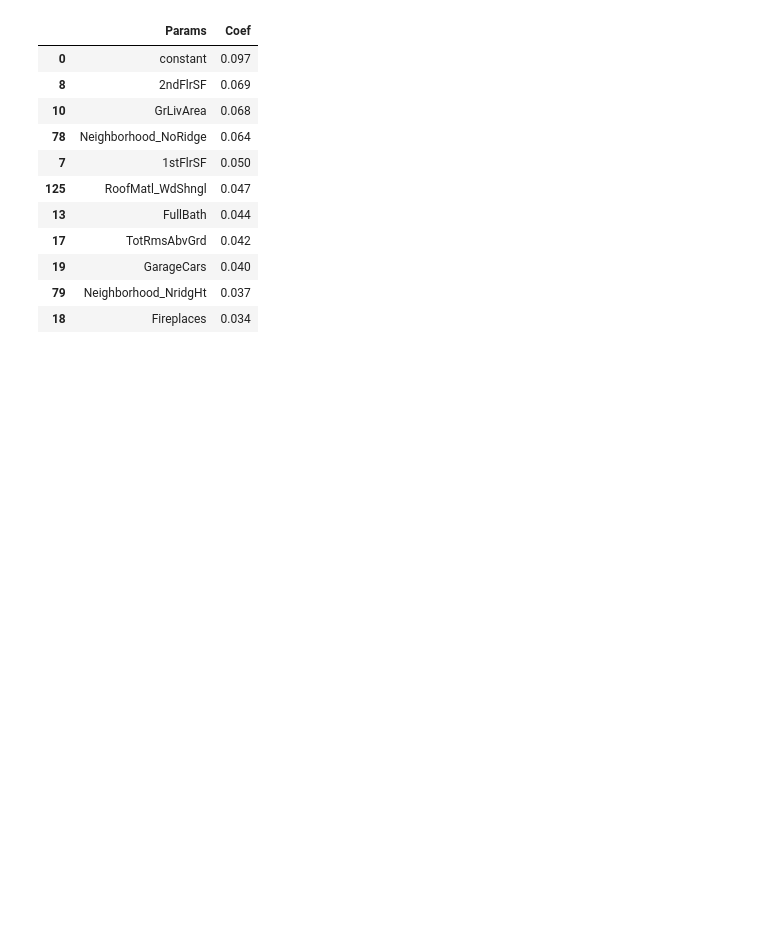
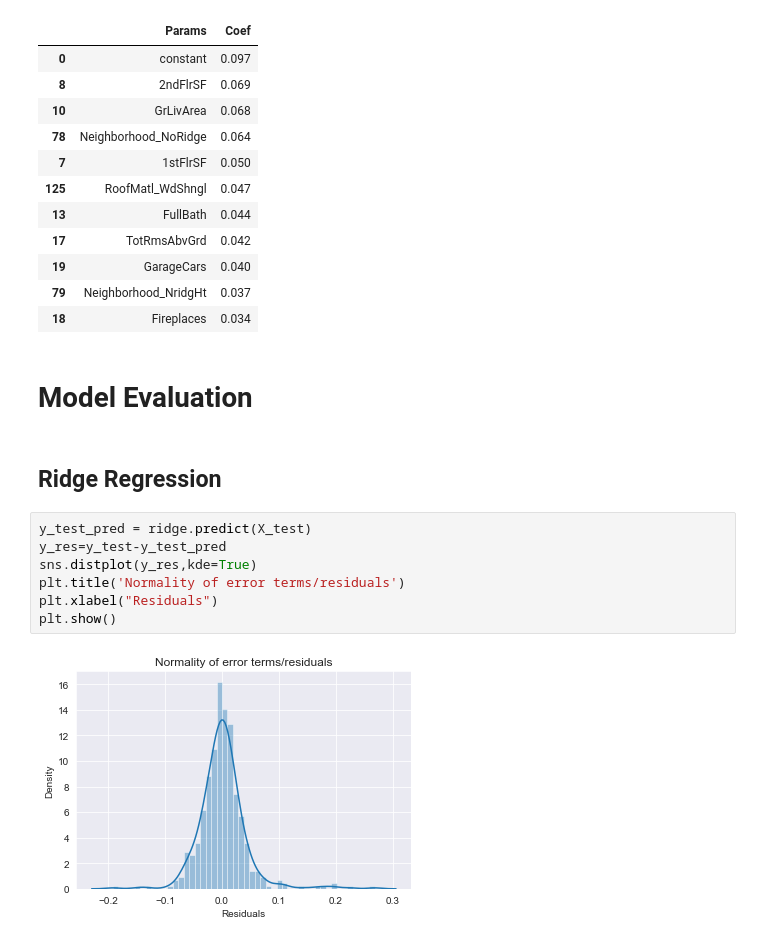
Before and after one commit to har2008preet/surprise_housing_ridge_lasso, a Jupyter notebook: Assignment - Advanced Regression.ipynb, the cells around one changed output. Drawn from its saved outputs; the diff is of its cells as text; blank space fills up the shorter version.

Commit message:
model evaluation

```diff
--- a/Assignment - Advanced Regression.ipynb
+++ b/Assignment - Advanced Regression.ipynb
@@ -459,3 +459,16 @@ lasso_params_df = pd.DataFrame({'Params':cols, 'Coef':model_lasso_parameters})
 | 19 | GarageCars | 0.040 |
 | 79 | Neighborhood_NridgHt | 0.037 |
 | 18 | Fireplaces | 0.034 |
+# %% [markdown]
+# Model Evaluation
+# %% [markdown]
+## Ridge Regression
+# %%
+y_test_pred = ridge.predict(X_test)
+y_res=y_test-y_test_pred
+sns.distplot(y_res,kde=True)
+plt.title('Normality of error terms/residuals')
+plt.xlabel("Residuals")
+plt.show()
+# %% [output]
+[figure, added]
```
Also changed, not shown: parts of 1 cell of this notebook.
